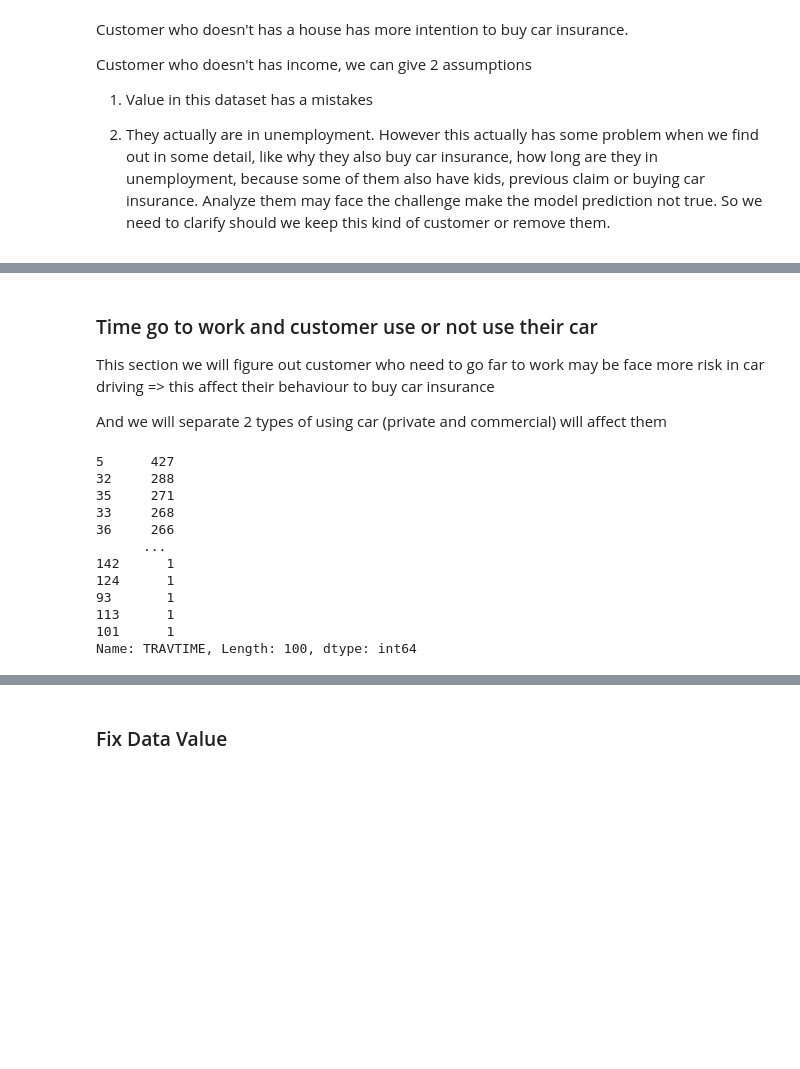
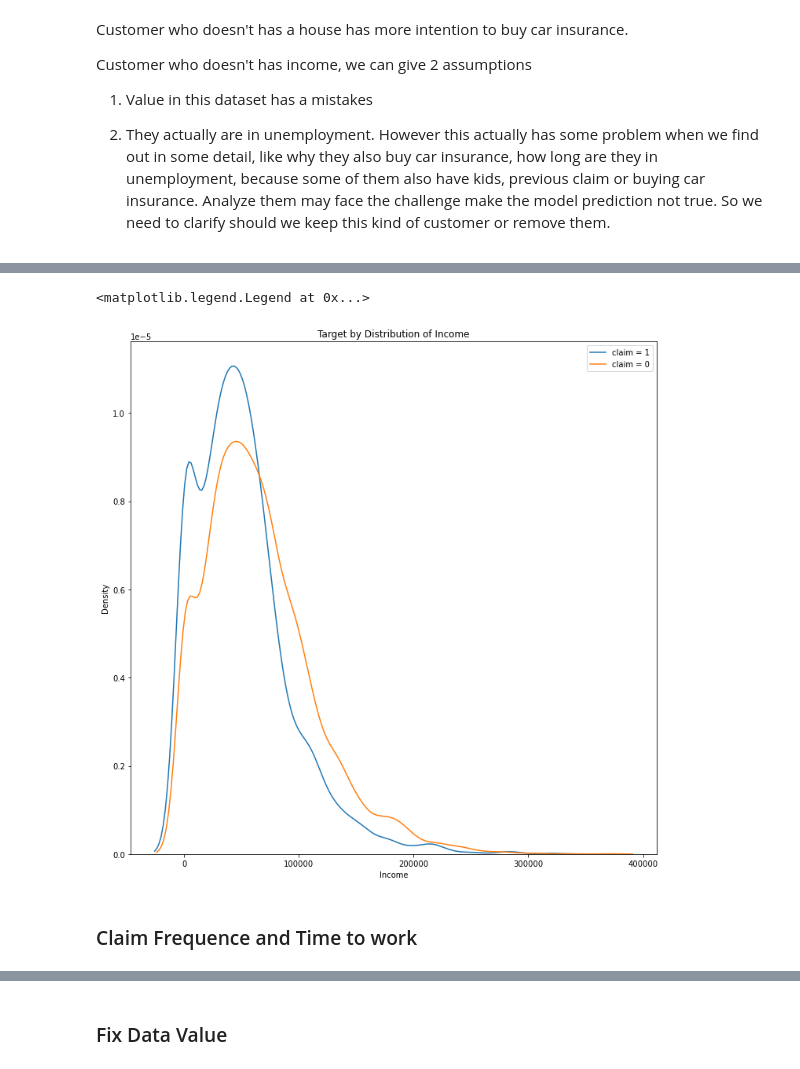
Before and after one commit to NamNguyenboomit/car-insurance, a Jupyter notebook: Analyze/test_1.ipynb, the cells around one changed output, grey strips where cells are left out. Cells and saved outputs as stored; diff of their text form; code cells hidden in the pictures; blank space fills up the shorter version.

```diff
--- a/Analyze/test_1.ipynb
+++ b/Analyze/test_1.ipynb
@@ -879,21 +894,19 @@ df[df['INCOME'] == 0]
-# %% [markdown]
-### Time go to work and customer use or not use their car
-
-This section we will figure out customer who need to go far to work may be face more risk in car driving => this affect their behaviour to buy car insurance
-
-And we will separate 2 types of using car (private and commercial) will affect them
-# %%
-df['TRAVTIME'].value_counts()
-# %% [output]
-5      427
-32     288
-35     271
-33     268
-36     266
-      ...
-142      1
-124      1
-93       1
-113      1
-101      1
-Name: TRAVTIME, Length: 100, dtype: int64
+# %%
+# Create distribution by income
+plt.figure(figsize=(12,12))
+
+# Draw a kde for distribution income and response
+
+sns.kdeplot(df.loc[df['CLAIM_FLAG'] == 1, 'INCOME'], label='claim = 1')
+
+sns.kdeplot(df.loc[df['CLAIM_FLAG'] == 0, 'INCOME'], label='claim = 0')
+
+plt.title('Target by Distribution of Income')
+plt.xlabel('Income')
+plt.ylabel('Density')
+plt.legend()
+# %% [output]
+<matplotlib.legend.Legend at 0x...>
+[figure, added]
+# %% [markdown]
+### Claim Frequence and Time to work
```
Also changed, not shown: parts of 32 cells of this notebook, 1 other file.
